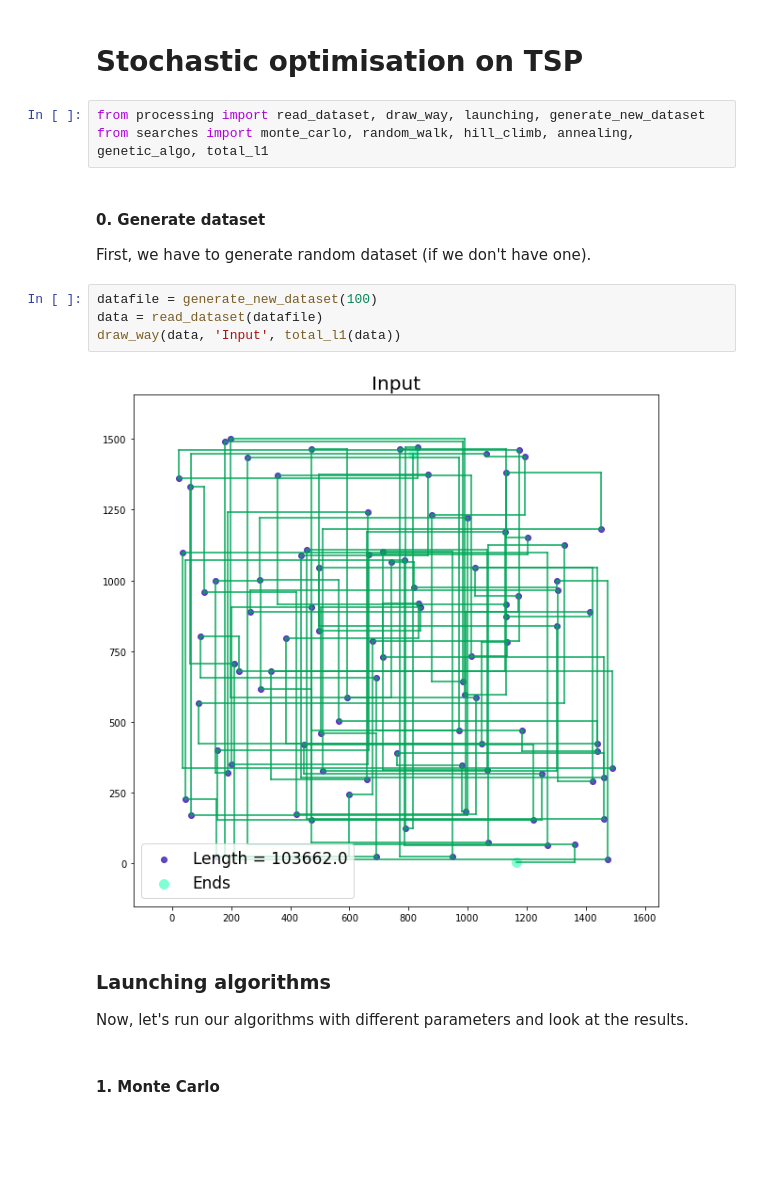
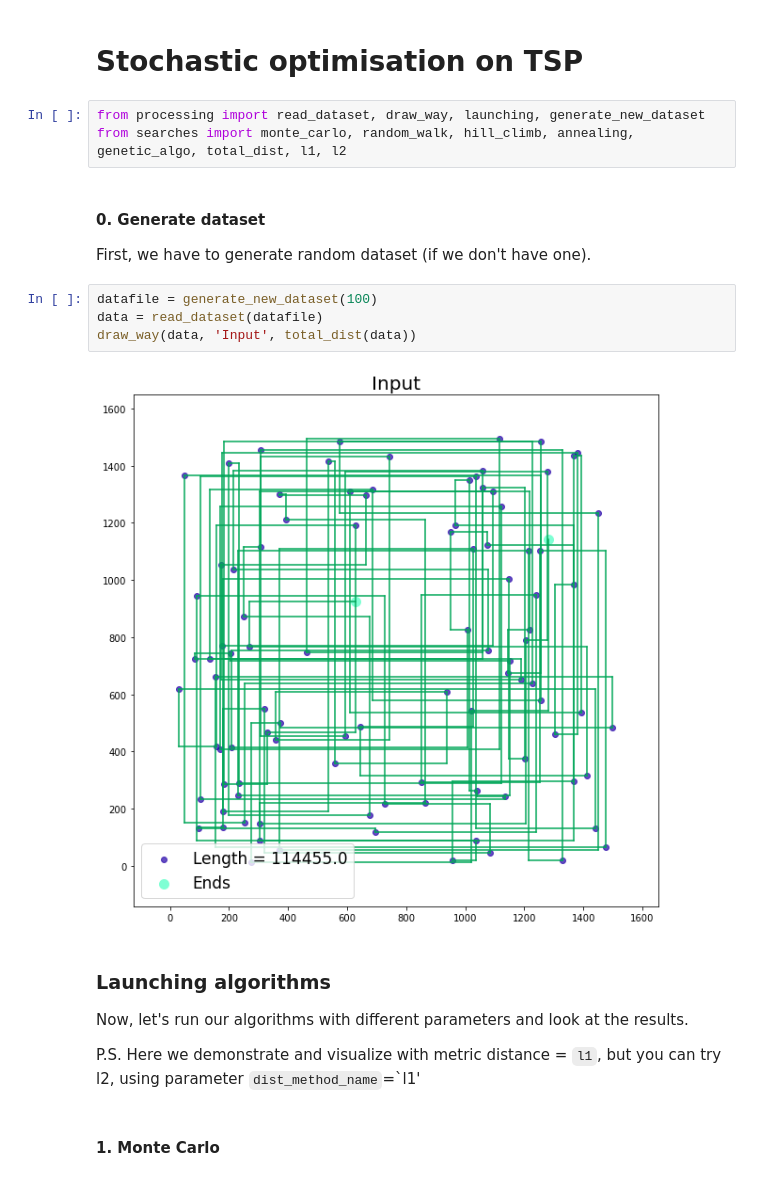
Before and after one commit to TohaRhymes/stochastic_optimisation, a Jupyter notebook: Tests.ipynb, the cells around one changed output. Drawn from its saved outputs; the diff is of its cells as text; blank space fills up the shorter version.

```diff
--- a/Tests.ipynb
+++ b/Tests.ipynb
@@ -2,19 +2,21 @@
 # Stochastic optimisation on TSP
 # %%
 from processing import read_dataset, draw_way, launching, generate_new_dataset
-from searches import monte_carlo, random_walk, hill_climb, annealing, genetic_algo, total_l1
+from searches import monte_carlo, random_walk, hill_climb, annealing, genetic_algo, total_dist, l1, l2
 # %% [markdown]
 #### 0. Generate dataset
 First, we have to generate random dataset (if we don't have one).
 # %%
 datafile = generate_new_dataset(100)
 data = read_dataset(datafile)
-draw_way(data, 'Input', total_l1(data))
+draw_way(data, 'Input', total_dist(data))
 # %% [output]
-[figure, old version]
+[figure, new version]
 # %% [markdown]
 ### Launching algorithms
 Now, let's run our algorithms with different parameters and look at the results.
+
+P.S. Here we demonstrate and visualize with metric distance = `l1`, but you can try l2, using parameter `dist_method_name`=`l1'
 # %% [markdown]
 #### 1. Monte Carlo
 # %%
```
Also changed, not shown: parts of 1 cell of this notebook, 5 other files.
